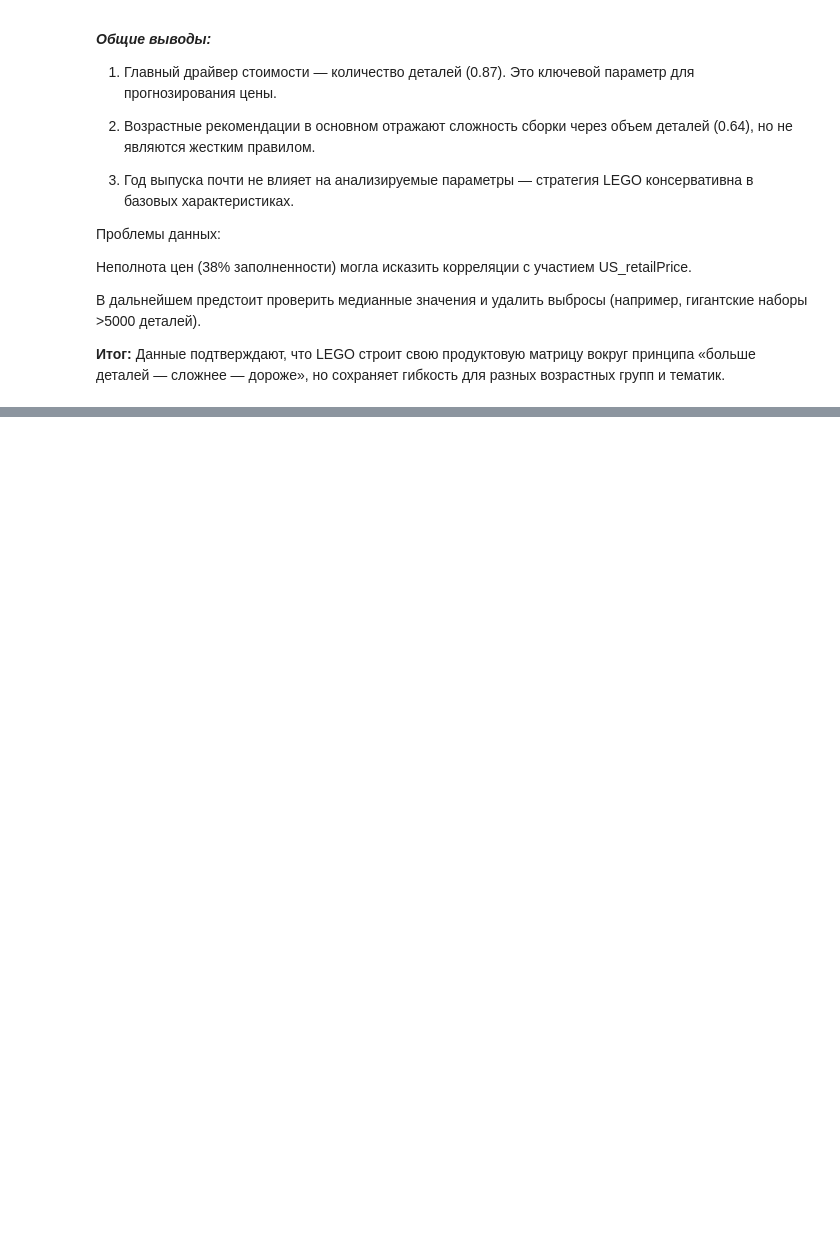
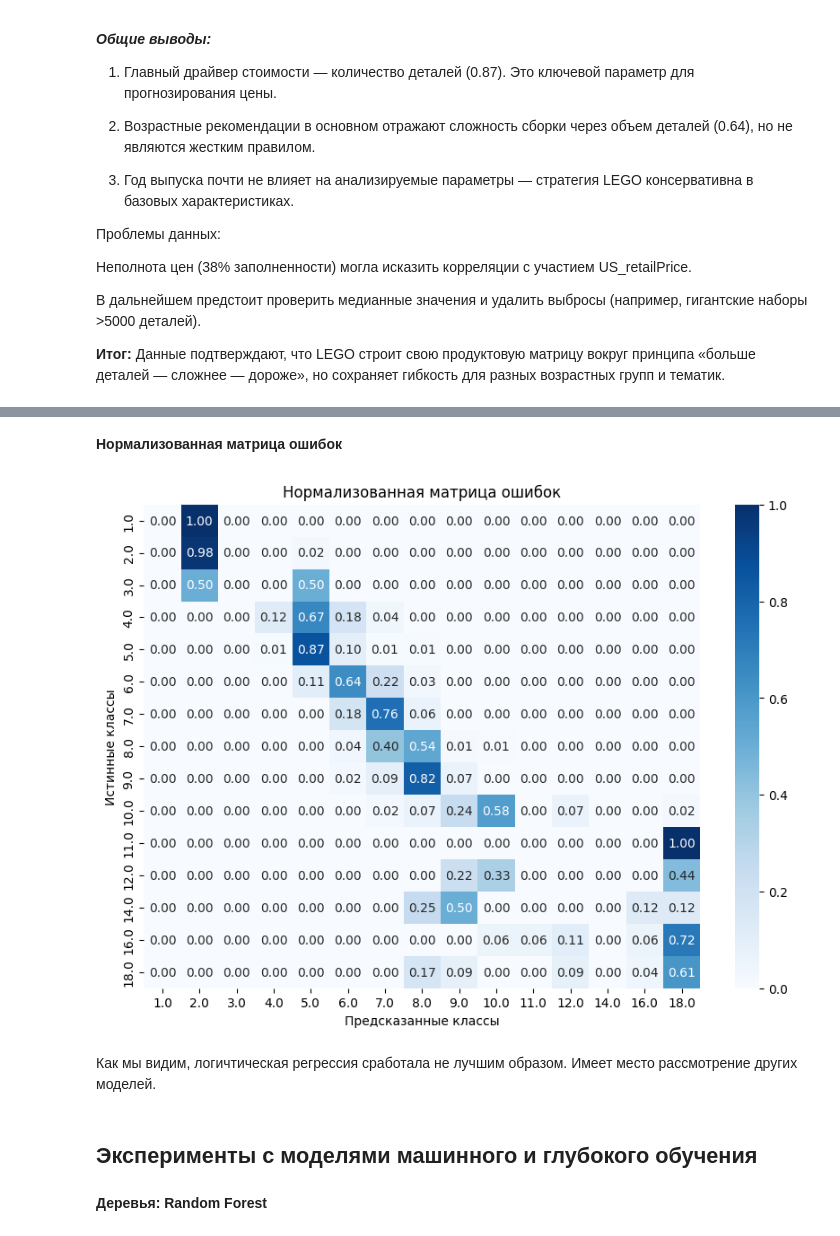
Before and after one commit to Uliiaa/data-science, a Jupyter notebook: lego.ipynb, the cells around one changed output, grey strips where cells are left out. Saved outputs shown, nothing was run; the diff lists cells and outputs as text; code cells hidden in the pictures; blank space fills up the shorter version.

```diff
--- a/lego.ipynb
+++ b/lego.ipynb
@@ -583,0 +875,22 @@ plt.show()
+# %% [markdown]
+**Нормализованная матрица ошибок**
+# %%
+cm_normalized = cm.astype('float') / cm.sum(axis=1)[:, np.newaxis]
+
+plt.figure(figsize=(10, 7))
+sns.heatmap(cm_normalized,
+            annot=True,
+            fmt='.2f',
+            cmap='Blues',
+            xticklabels=model.classes_,
+            yticklabels=model.classes_)
+plt.title('Нормализованная матрица ошибок')
+plt.xlabel('Предсказанные классы')
+plt.ylabel('Истинные классы')
+plt.show()
+# %% [output]
+[figure, added]
+# %% [markdown]
+Как мы видим, логичтическая регрессия сработала не лучшим образом. Имеет место рассмотрение других моделей.
+# %% [markdown]
+## Эксперименты с моделями машинного и глубокого обучения
@@ -583,0 +910,2 @@ plt.show()
+# %% [markdown]
+**Деревья: Random Forest**
```
Also changed, not shown: parts of 46 cells of this notebook.
